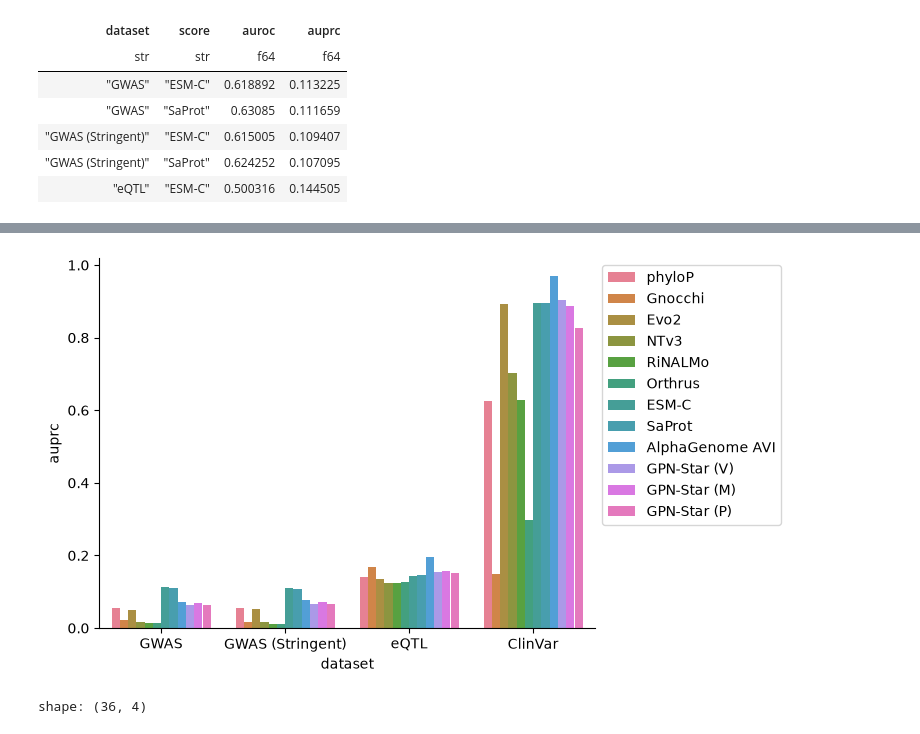
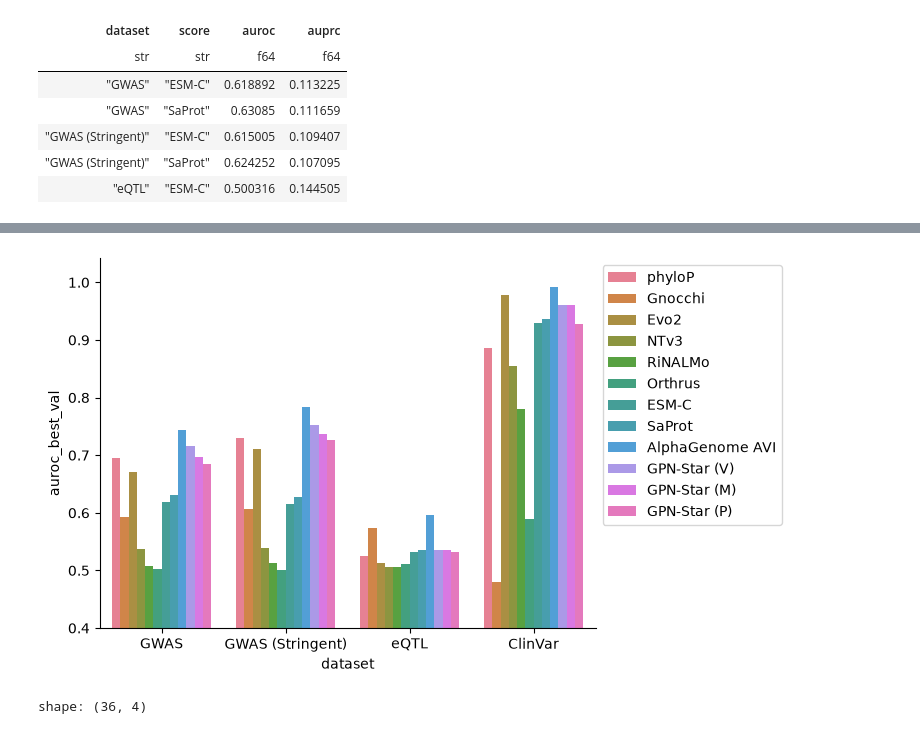
Before and after one commit to rcalef/vep_comparisons, a Jupyter notebook: notebooks/make_plots.ipynb, the cells around one changed output, grey strips where cells are left out. Cells and saved outputs as stored; diff of their text form; code cells hidden in the pictures.

Commit message:
Latest plot updates

```diff
--- a/notebooks/make_plots.ipynb
+++ b/notebooks/make_plots.ipynb
@@ -1349,3 +1349,9 @@ gwas_stringent: 290 / 4958 variant-gene pairs
 eqtl: 345 / 2530 variant-gene pairs
 clinvar: 6316 / 19549 variant-gene pairs
 [figure]
+# %%
+ms_scores_abs = raw_score_comparison_simple(
+    df.with_columns(**{x: pl.col(x).abs() for x in want_scores}),
+    title="Protein-coding missense variants only",
+    scores=want_scores,
+)
@@ -1403,3 +1415,9 @@ gwas_stringent: 658 / 58508 variant-gene pairs
 eqtl: 6261 / 49161 variant-gene pairs
 clinvar: 17194 / 109170 variant-gene pairs
 [figure]
+# %%
+gw_scores_abs = raw_score_comparison_simple(
+    df.with_columns(**{x: pl.col(x).abs() for x in want_scores}),
+    scores=[x for x in want_scores if x not in ["esmc_score", "saprot_score"]],
+    title="Non-coding and protein-coding variants",
+)
@@ -1527,0 +1501,8 @@ sns.despine()
+# %%
+combined_scores_abs = pl.concat(
+    (
+        ms_scores_abs.filter(pl.col("score").is_in(["ESM-C", "SaProt"])),
+        gw_scores_abs.filter(pl.col("score") != "NTv3 (100M)"),
+    )
+)
+combined_scores_abs.head()
@@ -1527,0 +1536,17 @@ sns.despine()
+# %%
+combined_scores_best = combined_scores.join(
+    combined_scores_abs,
+    on=["dataset", "score"],
+    suffix="_abs",
+    validate="1:1",
+).with_columns(
+    auroc_best_val=pl.max_horizontal(pl.col("auroc", "auroc_abs")),
+    auroc_best=pl.when(pl.col("auroc") > pl.col("auroc_abs"))
+    .then(pl.lit("signed"))
+    .otherwise(pl.lit("unsigned")),
+    auprc_best_val=pl.max_horizontal(pl.col("auprc", "auprc_abs")),
+    auprc_best=pl.when(pl.col("auprc") > pl.col("auprc_abs"))
+    .then(pl.lit("signed"))
+    .otherwise(pl.lit("unsigned")),
+)
+combined_scores_best.head()
@@ -1528,15 +1611,16 @@ sns.despine()
 # %%
 sns.barplot(
     x="dataset",
-    y="auprc",
+    y="auroc_best_val",
     hue="score",
     hue_order=hue_order,
-    data=combined_scores,
+    data=combined_scores_best,
 )
+plt.ylim(0.4)
 plt.legend(loc="upper left", bbox_to_anchor=(1, 1))
 sns.despine()
 # %% [output]
-[figure, old version]
+[figure, new version]
 # %%
 combined_scores.sort("dataset", "score").filter(pl.col("dataset") != "ClinVar")
 # %% [output]
```
Also changed, not shown: parts of 69 cells of this notebook.
